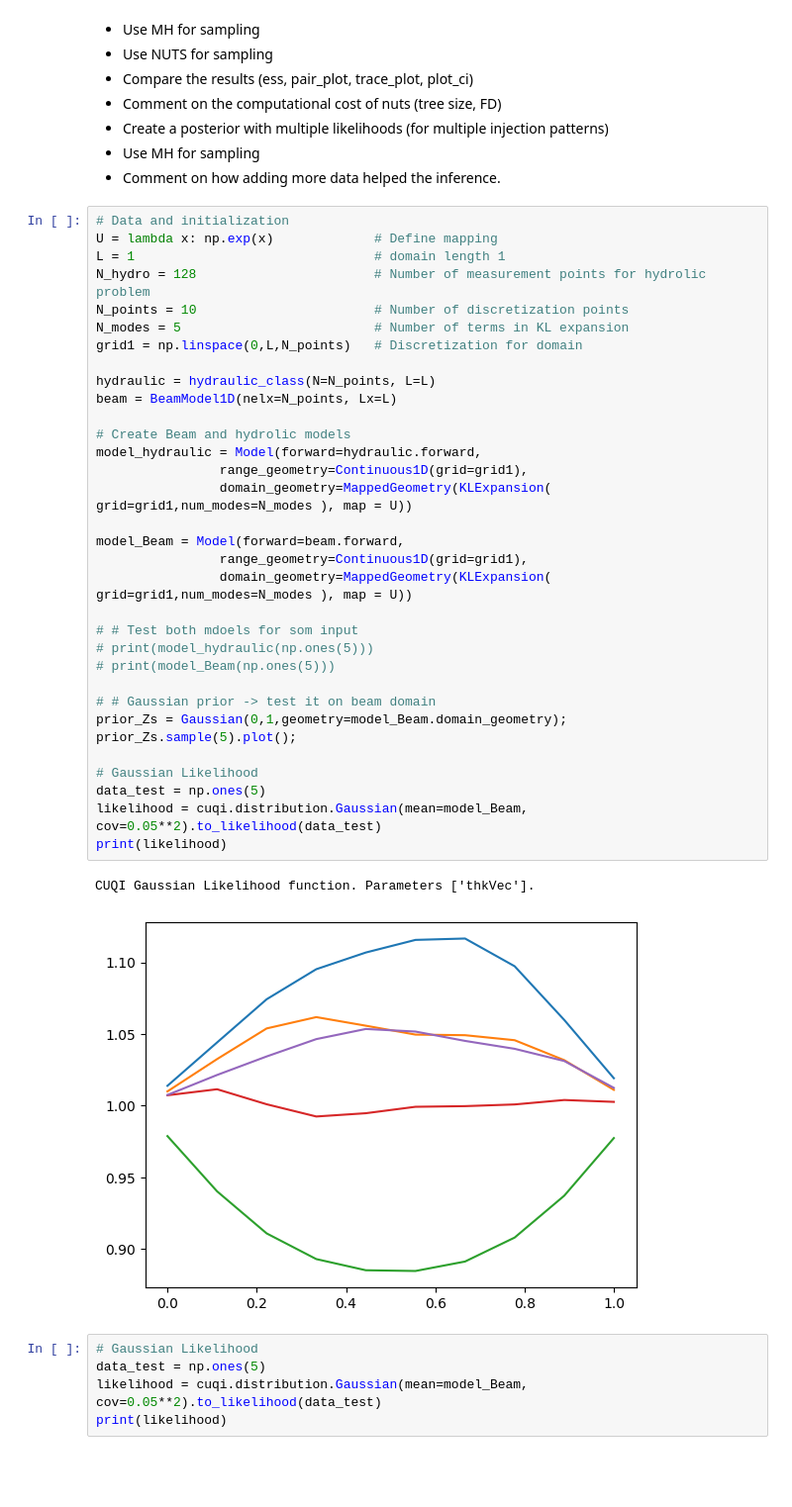
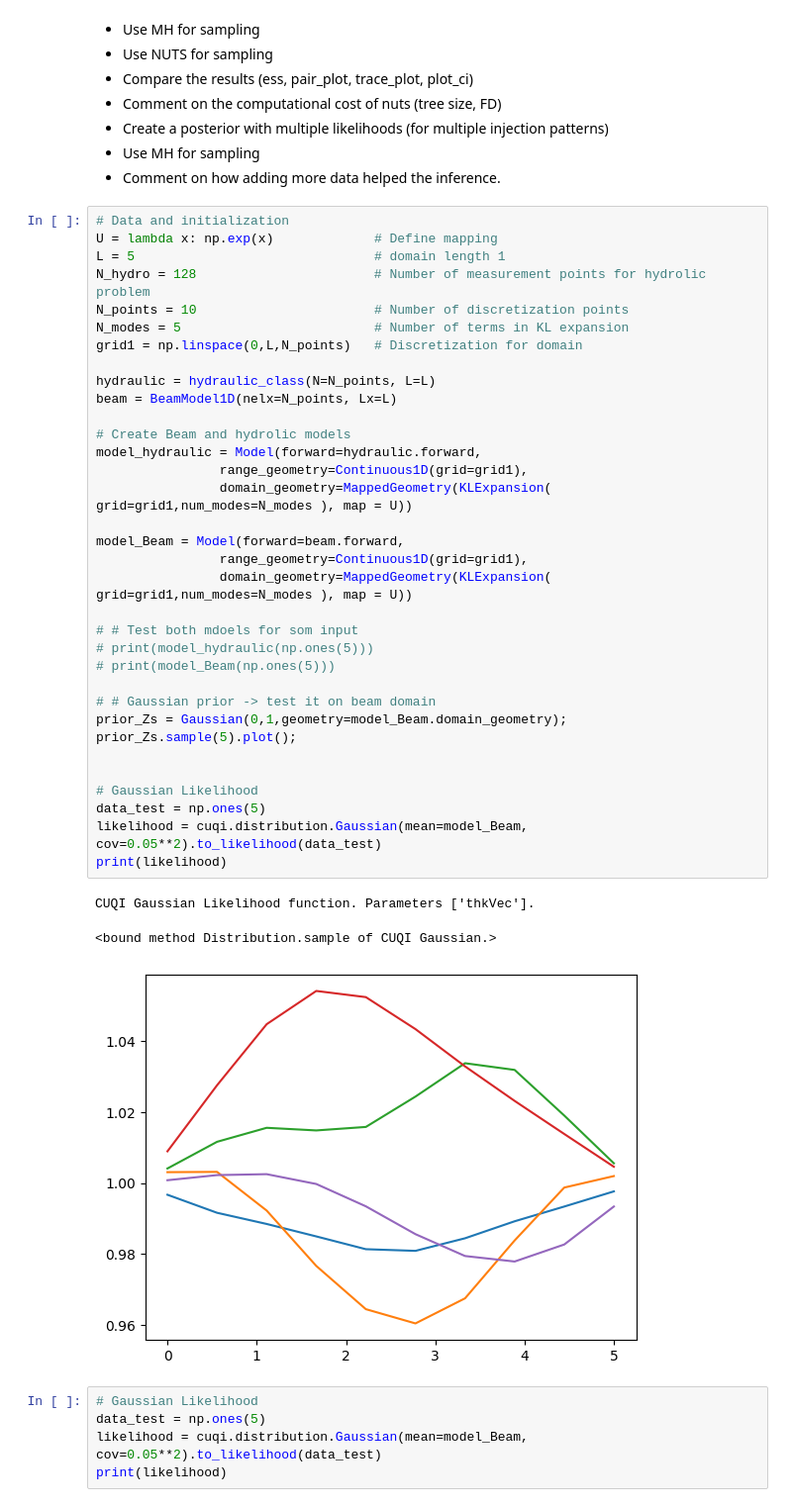
Before and after one commit to MarkusTHolm/BeamUQ, a Jupyter notebook: CUQI_project_part.ipynb, the cells around one changed output. Shown at 99% size. Cells and saved outputs as stored; diff of their text form; blank space fills up the shorter version.

```diff
--- a/CUQI_project_part.ipynb
+++ b/CUQI_project_part.ipynb
@@ -60,39 +60,41 @@ class hydraulic_class():
 # %%
 # Data and initialization
 U = lambda x: np.exp(x)             # Define mapping
-L = 1                               # domain length 1
+L = 5                               # domain length 1
 N_hydro = 128                       # Number of measurement points for hydrolic problem
 N_points = 10                       # Number of discretization points
 N_modes = 5                         # Number of terms in KL expansion
 grid1 = np.linspace(0,L,N_points)   # Discretization for domain
 
 hydraulic = hydraulic_class(N=N_points, L=L)
 beam = BeamModel1D(nelx=N_points, Lx=L)
 
 # Create Beam and hydrolic models
 model_hydraulic = Model(forward=hydraulic.forward,
                 range_geometry=Continuous1D(grid=grid1),
                 domain_geometry=MappedGeometry(KLExpansion( grid=grid1,num_modes=N_modes ), map = U))
 
 model_Beam = Model(forward=beam.forward,
                 range_geometry=Continuous1D(grid=grid1),
                 domain_geometry=MappedGeometry(KLExpansion( grid=grid1,num_modes=N_modes ), map = U))
 
 # # Test both mdoels for som input
 # print(model_hydraulic(np.ones(5)))
 # print(model_Beam(np.ones(5)))
 
 # # Gaussian prior -> test it on beam domain
 prior_Zs = Gaussian(0,1,geometry=model_Beam.domain_geometry);
 prior_Zs.sample(5).plot();
 
+
 # Gaussian Likelihood
 data_test = np.ones(5)
 likelihood = cuqi.distribution.Gaussian(mean=model_Beam, cov=0.05**2).to_likelihood(data_test)
 print(likelihood)
 # %% [output]
 CUQI Gaussian Likelihood function. Parameters ['thkVec'].
+<bound method Distribution.sample of CUQI Gaussian.>
-[figure, old version]
+[figure, new version]
 # %%
 # Gaussian Likelihood
 data_test = np.ones(5)
```
Also changed, not shown: parts of 2 cells of this notebook, 1 other file.
